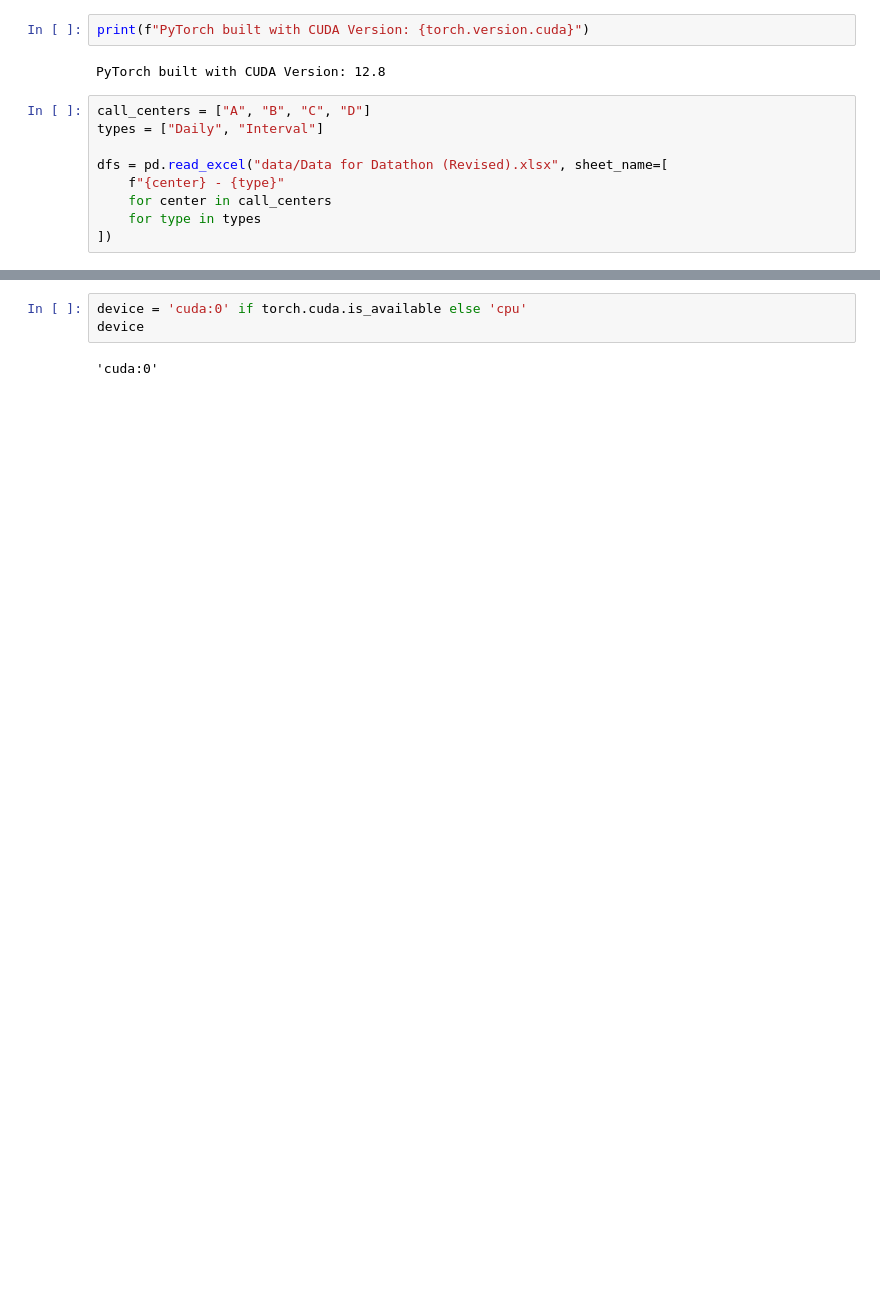
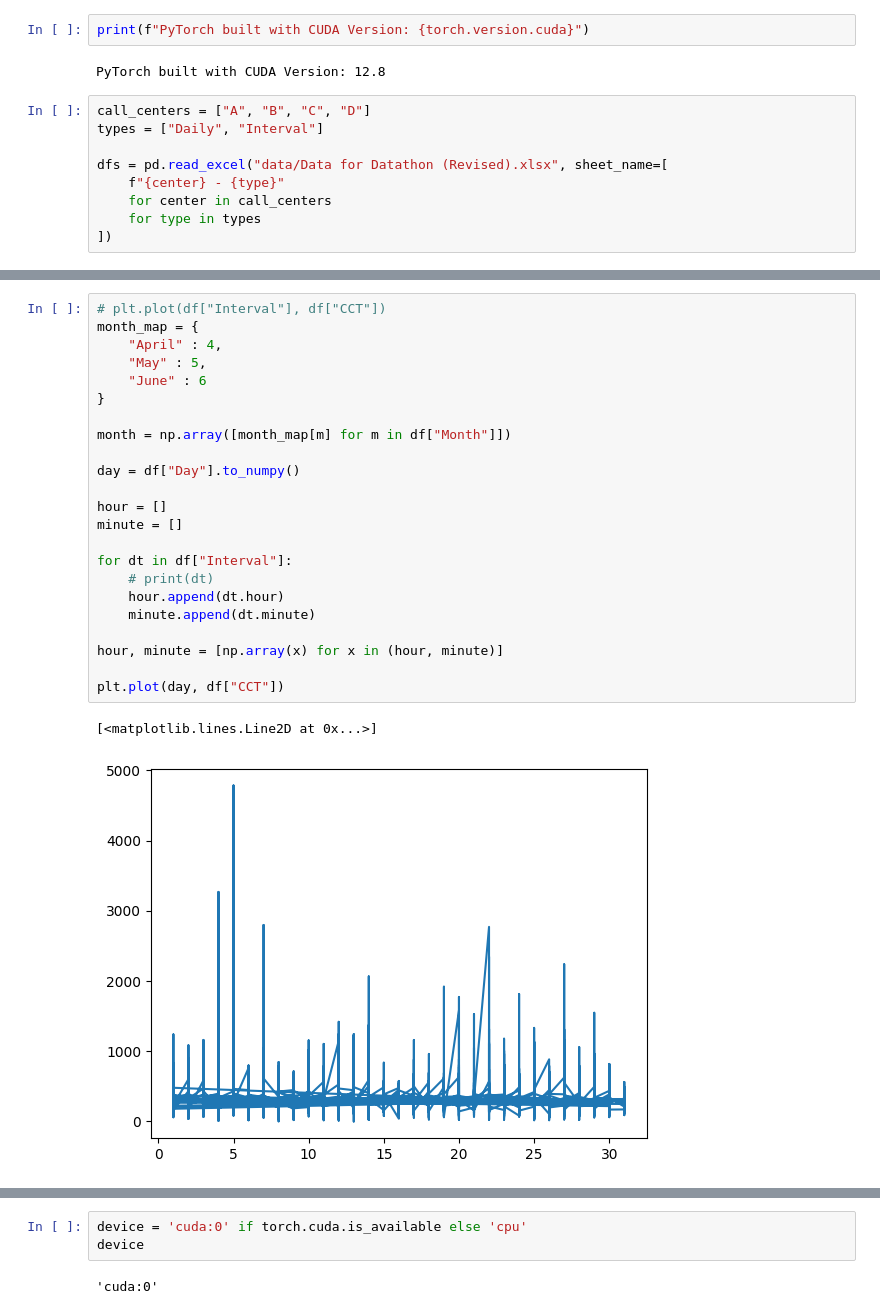
Before and after one commit to eeen17/jems, a Jupyter notebook: model.ipynb, the cells around one changed output, grey strips where cells are left out. Saved outputs shown, nothing was run; the diff lists cells and outputs as text; blank space fills up the shorter version.

```diff
--- a/model.ipynb
+++ b/model.ipynb
@@ -21 +49,27 @@ dfs = pd.read_excel("data/Data for Datathon (Revised).xlsx", sheet_name=[
+# %%
+# plt.plot(df["Interval"], df["CCT"])
+month_map = {
+    "April" : 4,
+    "May" : 5,
+    "June" : 6
+}
+
+month = np.array([month_map[m] for m in df["Month"]])
+
+day = df["Day"].to_numpy()
+
+hour = []
+minute = []
+
+for dt in df["Interval"]:
+    # print(dt)
+    hour.append(dt.hour)
+    minute.append(dt.minute)
+
+hour, minute = [np.array(x) for x in (hour, minute)]
+
+plt.plot(day, df["CCT"])
+# %% [output]
+[<matplotlib.lines.Line2D at 0x...>]
+[figure, added]
 # %%
```
Also changed, not shown: parts of 19 cells of this notebook, 3 other files.
